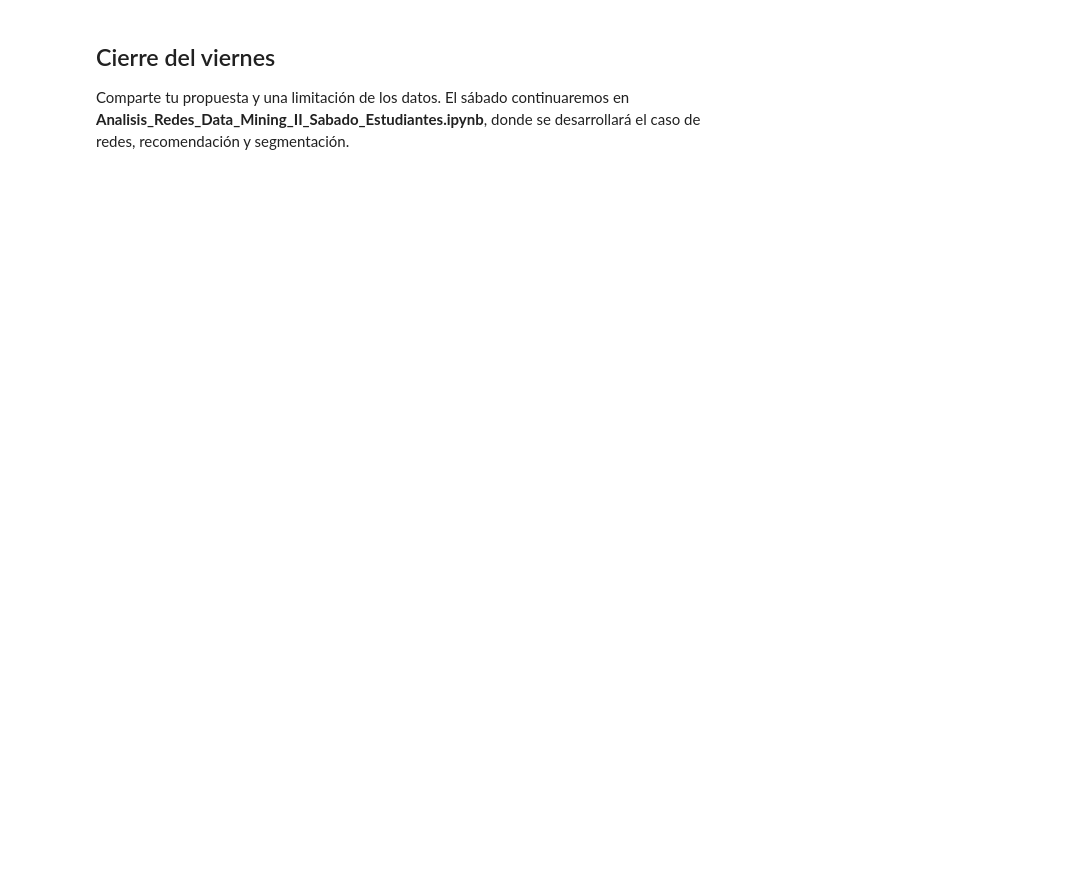
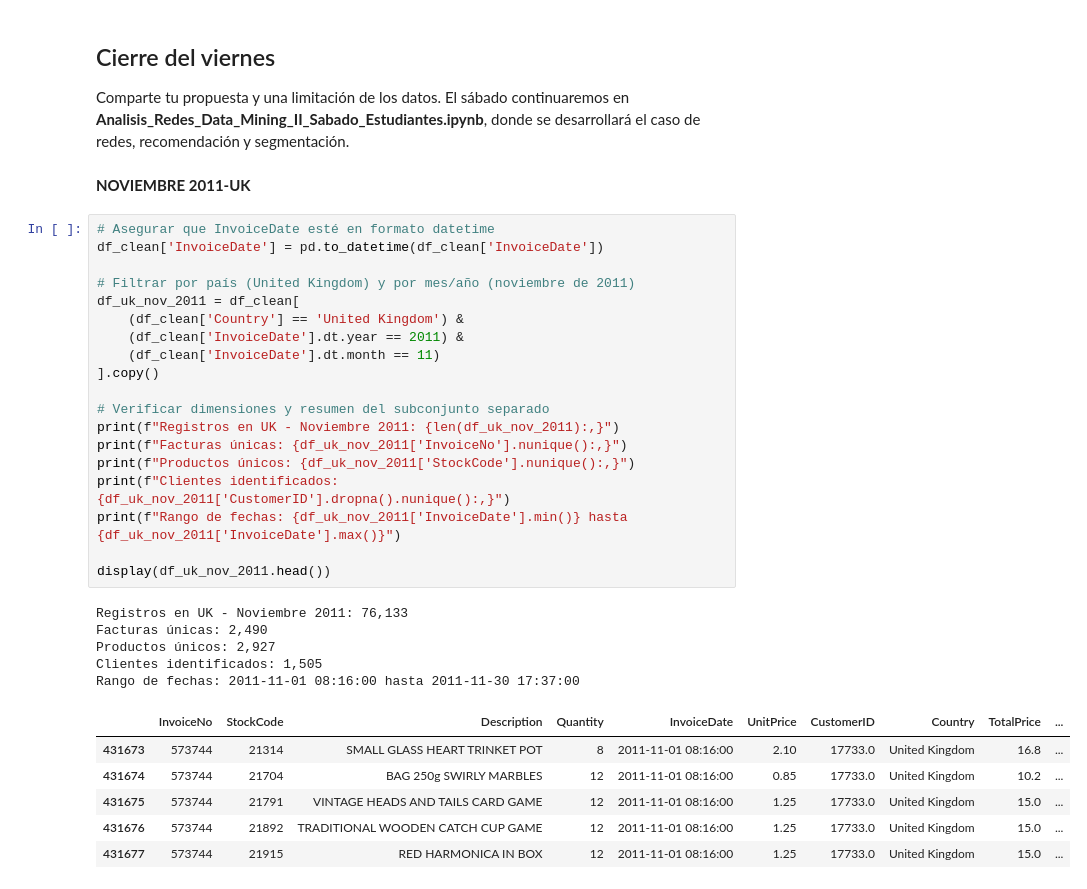
Before and after one commit to Mayte-Otavalo/IA, a Jupyter notebook: A_Analisis_Redes_Data_Mining_II_Viernes_Estudiantes_(1).ipynb, the cells around one changed output. Drawn from its saved outputs; the diff is of its cells as text; blank space fills up the shorter version.

```diff
--- a/A_Analisis_Redes_Data_Mining_II_Viernes_Estudiantes_(1).ipynb
+++ b/A_Analisis_Redes_Data_Mining_II_Viernes_Estudiantes_(1).ipynb
@@ -1287,3 +1303,36 @@ Se integran de forma directa los conceptos y algoritmos estudiados a lo largo de
 ## Cierre del viernes
 
 Comparte tu propuesta y una limitación de los datos. El sábado continuaremos en **Analisis_Redes_Data_Mining_II_Sabado_Estudiantes.ipynb**, donde se desarrollará el caso de redes, recomendación y segmentación.
+# %% [markdown]
+**NOVIEMBRE 2011-UK**
+# %%
+# Asegurar que InvoiceDate esté en formato datetime
+df_clean['InvoiceDate'] = pd.to_datetime(df_clean['InvoiceDate'])
+
+# Filtrar por país (United Kingdom) y por mes/año (noviembre de 2011)
+df_uk_nov_2011 = df_clean[
+    (df_clean['Country'] == 'United Kingdom') &
+    (df_clean['InvoiceDate'].dt.year == 2011) &
+    (df_clean['InvoiceDate'].dt.month == 11)
+].copy()
+
+# Verificar dimensiones y resumen del subconjunto separado
+print(f"Registros en UK - Noviembre 2011: {len(df_uk_nov_2011):,}")
+print(f"Facturas únicas: {df_uk_nov_2011['InvoiceNo'].nunique():,}")
+print(f"Productos únicos: {df_uk_nov_2011['StockCode'].nunique():,}")
+print(f"Clientes identificados: {df_uk_nov_2011['CustomerID'].dropna().nunique():,}")
+print(f"Rango de fechas: {df_uk_nov_2011['InvoiceDate'].min()} hasta {df_uk_nov_2011['InvoiceDate'].max()}")
+
+display(df_uk_nov_2011.head())
+# %% [output]
+Registros en UK - Noviembre 2011: 76,133
+Facturas únicas: 2,490
+Productos únicos: 2,927
+Clientes identificados: 1,505
+Rango de fechas: 2011-11-01 08:16:00 hasta 2011-11-30 17:37:00
+|  | InvoiceNo | StockCode | Description | Quantity | InvoiceDate | UnitPrice | CustomerID | Country | TotalPrice | ... |
+| 431673 | 573744 | 21314 | SMALL GLASS HEART TRINKET POT | 8 | 2011-11-01 08:16:00 | 2.10 | 17733.0 | United Kingdom | 16.8 | ... |
+| 431674 | 573744 | 21704 | BAG 250g SWIRLY MARBLES | 12 | 2011-11-01 08:16:00 | 0.85 | 17733.0 | United Kingdom | 10.2 | ... |
+| 431675 | 573744 | 21791 | VINTAGE HEADS AND TAILS CARD GAME | 12 | 2011-11-01 08:16:00 | 1.25 | 17733.0 | United Kingdom | 15.0 | ... |
+| 431676 | 573744 | 21892 | TRADITIONAL WOODEN CATCH CUP GAME | 12 | 2011-11-01 08:16:00 | 1.25 | 17733.0 | United Kingdom | 15.0 | ... |
+| 431677 | 573744 | 21915 | RED HARMONICA IN BOX | 12 | 2011-11-01 08:16:00 | 1.25 | 17733.0 | United Kingdom | 15.0 | ... |
```
Also changed, not shown: parts of 10 cells of this notebook.
